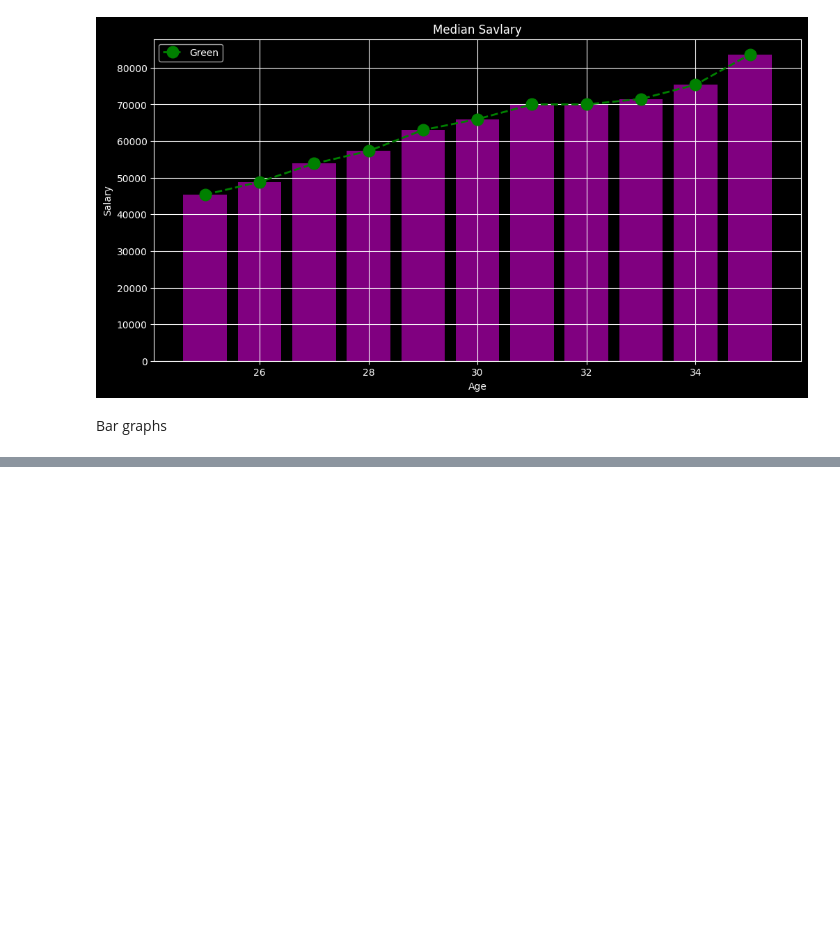
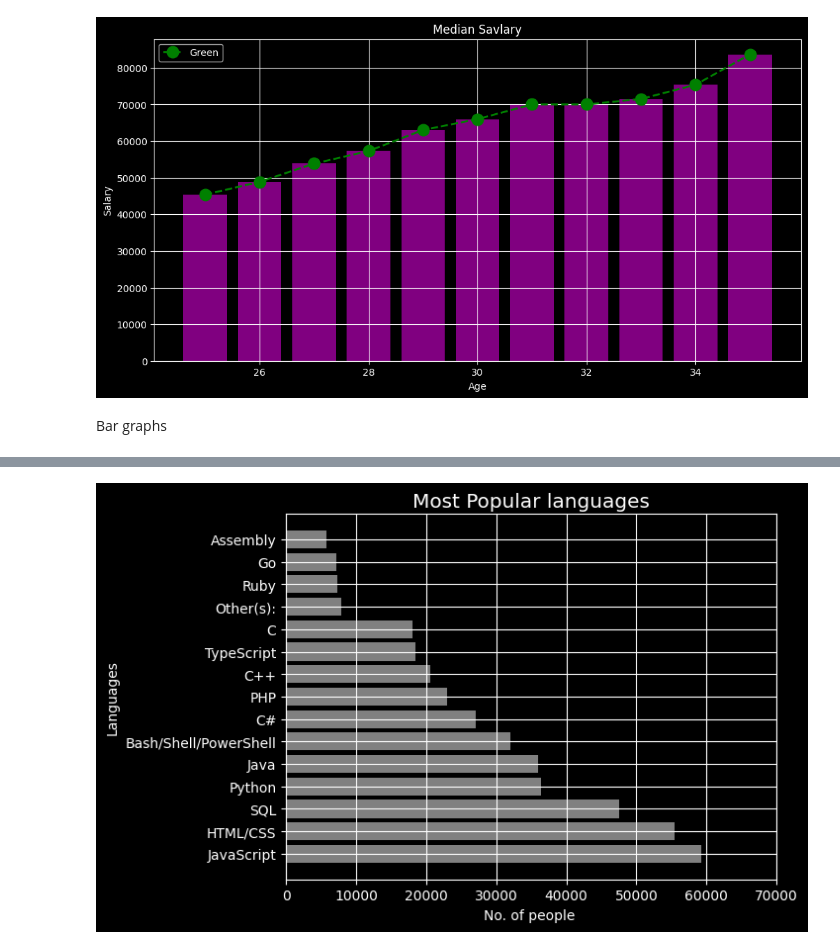
Before and after one commit to YugSavla/DJS_COMPUTE, a Jupyter notebook: Task_1/Ploting.ipynb, the cells around one changed output, grey strips where cells are left out. Drawn from its saved outputs; the diff is of its cells as text; code cells hidden in the pictures; blank space fills up the shorter version.

```diff
--- a/Task_1/Ploting.ipynb
+++ b/Task_1/Ploting.ipynb
@@ -66,0 +97,26 @@ plt.show()
+# %%
+df=pd.read_csv(r"C:\YUG SAVLA\Coding\DJS_COMPUTE\Task_1\data.csv",)
+df.set_index('Responder_id',inplace=True)
+# df['LanguagesWorkedWith']=df['LanguagesWorkedWith'].str.split(';')
+# ids=df['Responder_id']
+langu=df['LanguagesWorkedWith']
+lang=Counter()
+for responses in langu:
+    lang.update(responses.split(';'))
+
+languages = []
+popularity = []
+
+for item in lang.most_common(15):
+    languages.append(item[0])
+    popularity.append(item[1])
+
+plt.barh(languages, popularity,color='gray')
+plt.style.use('classic')
+plt.title('Most Popular languages')
+plt.xlabel('No. of people ')
+plt.ylabel('Languages')
+plt.grid(True)
+# plt.style.available
+# %% [output]
+[figure, added]
```
Also changed, not shown: parts of 12 cells of this notebook, 2 other files.
